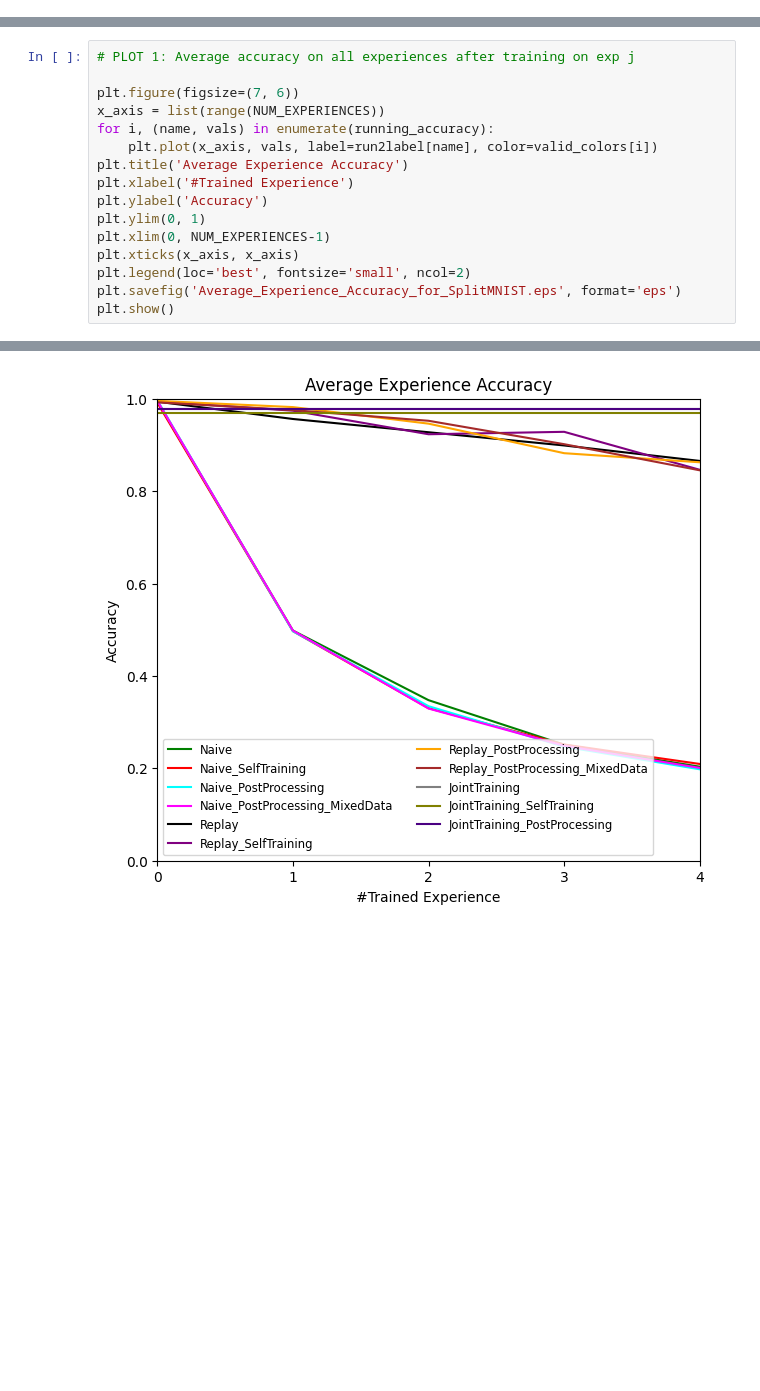
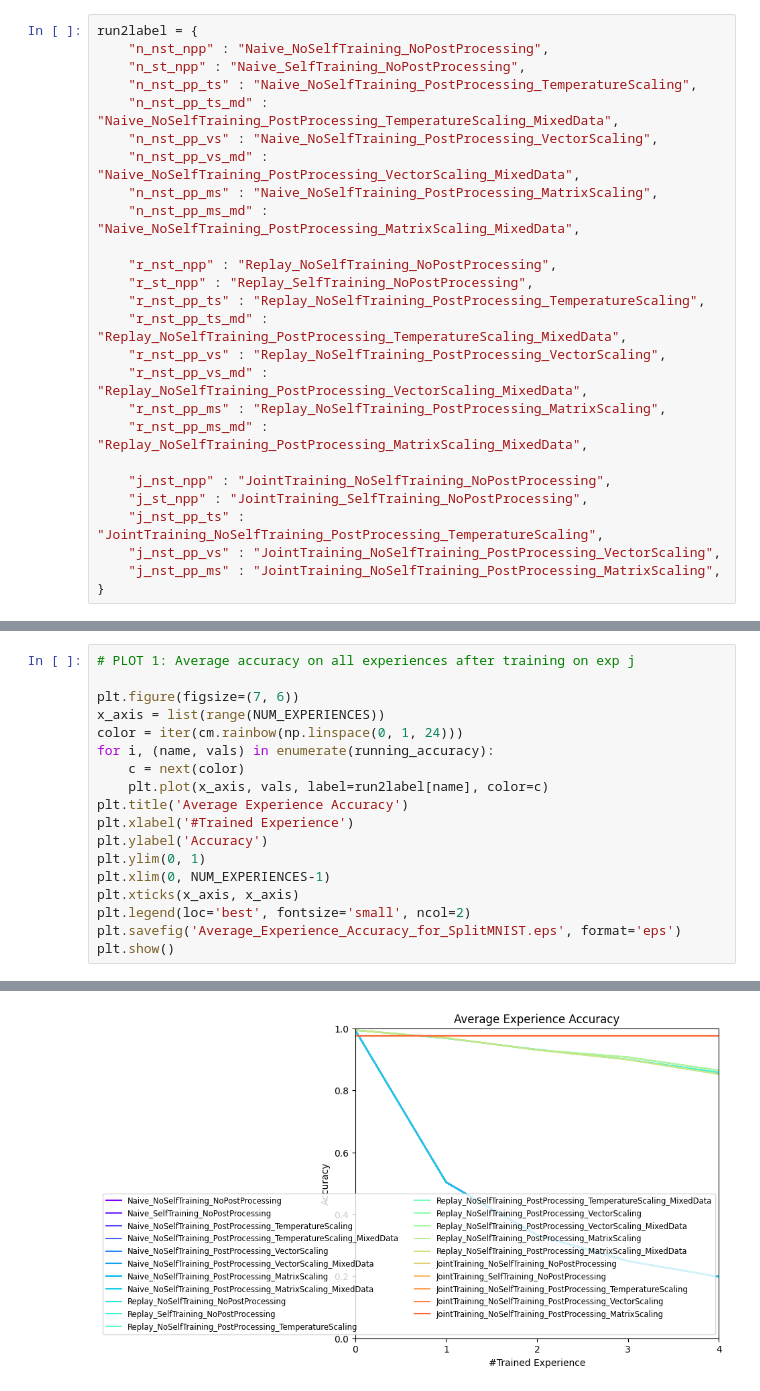
Before and after one commit to lilanpei/Continual-Calibration, a Jupyter notebook: SplitMNIST_metrics_plots.ipynb, the cells around one changed output, grey strips where cells are left out. Saved outputs shown, nothing was run; the diff lists cells and outputs as text; blank space fills up the shorter version.

Commit message:
Incorporate Matrix and Vector Scaling

```diff
--- a/SplitMNIST_metrics_plots.ipynb
+++ b/SplitMNIST_metrics_plots.ipynb
@@ -47,3 +40,29 @@ run2label = {
+# %%
+run2label = {
+    "n_nst_npp" : "Naive_NoSelfTraining_NoPostProcessing",
+    "n_st_npp" : "Naive_SelfTraining_NoPostProcessing",
+    "n_nst_pp_ts" : "Naive_NoSelfTraining_PostProcessing_TemperatureScaling",
+    "n_nst_pp_ts_md" : "Naive_NoSelfTraining_PostProcessing_TemperatureScaling_MixedData",
+    "n_nst_pp_vs" : "Naive_NoSelfTraining_PostProcessing_VectorScaling",
+    "n_nst_pp_vs_md" : "Naive_NoSelfTraining_PostProcessing_VectorScaling_MixedData",
+    "n_nst_pp_ms" : "Naive_NoSelfTraining_PostProcessing_MatrixScaling",
+    "n_nst_pp_ms_md" : "Naive_NoSelfTraining_PostProcessing_MatrixScaling_MixedData",
+
+    "r_nst_npp" : "Replay_NoSelfTraining_NoPostProcessing",
+    "r_st_npp" : "Replay_SelfTraining_NoPostProcessing",
+    "r_nst_pp_ts" : "Replay_NoSelfTraining_PostProcessing_TemperatureScaling",
+    "r_nst_pp_ts_md" : "Replay_NoSelfTraining_PostProcessing_TemperatureScaling_MixedData",
+    "r_nst_pp_vs" : "Replay_NoSelfTraining_PostProcessing_VectorScaling",
+    "r_nst_pp_vs_md" : "Replay_NoSelfTraining_PostProcessing_VectorScaling_MixedData",
+    "r_nst_pp_ms" : "Replay_NoSelfTraining_PostProcessing_MatrixScaling",
+    "r_nst_pp_ms_md" : "Replay_NoSelfTraining_PostProcessing_MatrixScaling_MixedData",
+
+    "j_nst_npp" : "JointTraining_NoSelfTraining_NoPostProcessing",
+    "j_st_npp" : "JointTraining_SelfTraining_NoPostProcessing",
+    "j_nst_pp_ts" : "JointTraining_NoSelfTraining_PostProcessing_TemperatureScaling",
+    "j_nst_pp_vs" : "JointTraining_NoSelfTraining_PostProcessing_VectorScaling",
+    "j_nst_pp_ms" : "JointTraining_NoSelfTraining_PostProcessing_MatrixScaling",
+}
 # %%
 running_accuracy = []
 running_ece = []
@@ -142,22 +171,24 @@ for k, name in run2name.items():
 # %%
 # PLOT 1: Average accuracy on all experiences after training on exp j
 
 plt.figure(figsize=(7, 6))
 x_axis = list(range(NUM_EXPERIENCES))
+color = iter(cm.rainbow(np.linspace(0, 1, 24)))
 for i, (name, vals) in enumerate(running_accuracy):
-    plt.plot(x_axis, vals, label=run2label[name], color=valid_colors[i])
+    c = next(color)
+    plt.plot(x_axis, vals, label=run2label[name], color=c)
 plt.title('Average Experience Accuracy')
 plt.xlabel('#Trained Experience')
 plt.ylabel('Accuracy')
 plt.ylim(0, 1)
 plt.xlim(0, NUM_EXPERIENCES-1)
 plt.xticks(x_axis, x_axis)
 plt.legend(loc='best', fontsize='small', ncol=2)
 plt.savefig('Average_Experience_Accuracy_for_SplitMNIST.eps', format='eps')
 plt.show()
 # %% [output]
 The PostScript backend does not support transparency; partially transparent artists will be rendered opaque.
-[figure, old version]
+[figure, new version]
 # %%
 # PLOT 2: Average ece on all experiences after training on exp j
 
```
Also changed, not shown: parts of 8 cells of this notebook, 4 other files.
